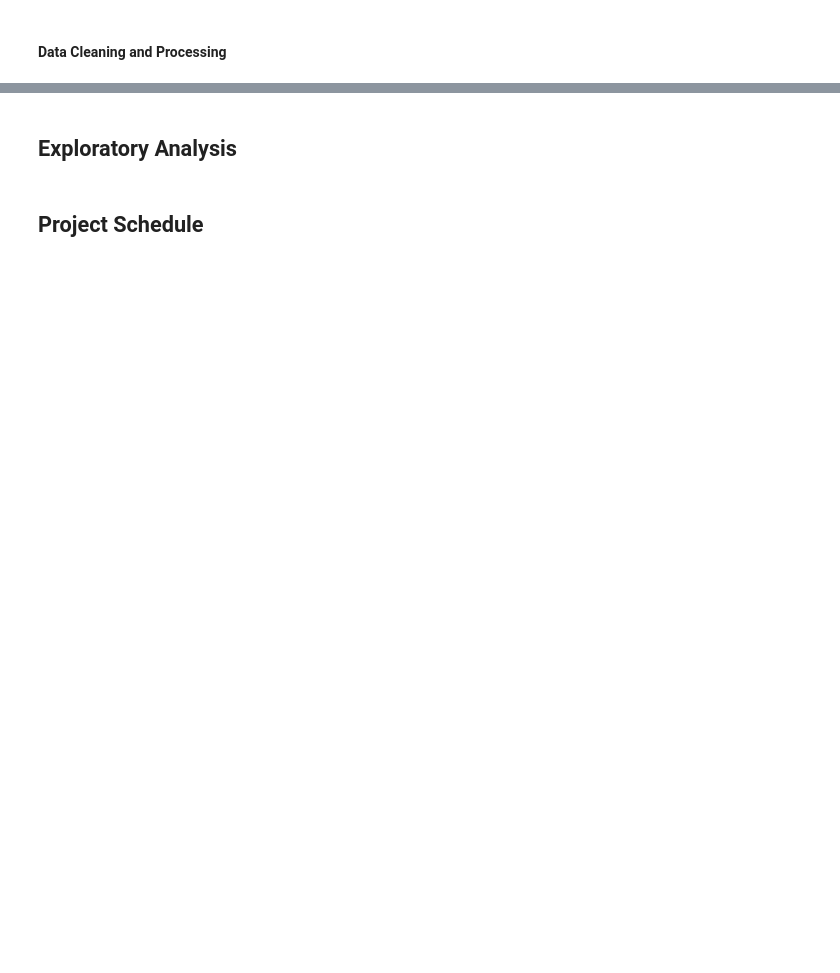
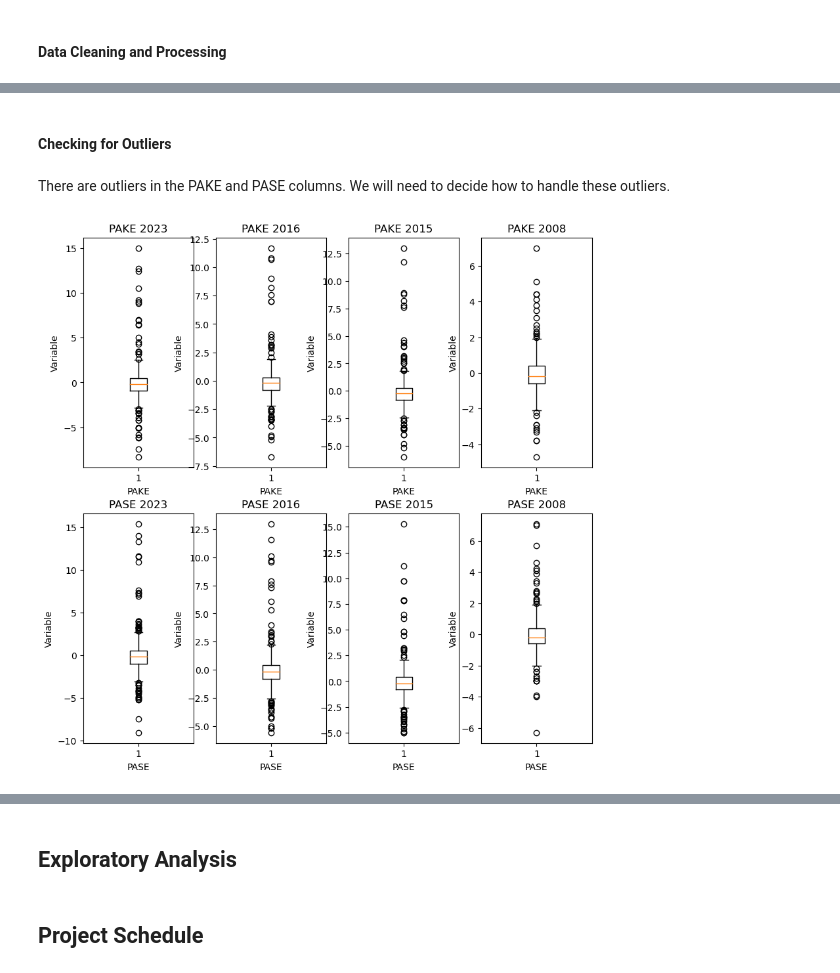
Before and after one commit to sydneysmith4/COMP-5360-Final-Project, a Jupyter notebook: Jupyter Notebooks/Final Project - First Milestone.ipynb, the cells around one changed output, grey strips where cells are left out. Cells and saved outputs as stored; diff of their text form; code cells hidden in the pictures; blank space fills up the shorter version.

```diff
--- a/Jupyter Notebooks/Final Project - First Milestone.ipynb
+++ b/Jupyter Notebooks/Final Project - First Milestone.ipynb
@@ -263,0 +266,4 @@ player_stats24.describe()
+# %%
+#Reading in 2023 tournament stats
+tourney_stats_2023 = pd.read_csv("tourney_stats_2023.csv")
+tourney_stats_2023.head()
@@ -263,0 +277,4 @@ player_stats24.describe()
+# %%
+#Reading in 2016 tournament stats
+tourney_stats_2016 = pd.read_csv("tourney_stats_2016.csv")
+tourney_stats_2016.head()
@@ -263,0 +288,4 @@ player_stats24.describe()
+# %%
+#Reading in 2015 tournament stats
+tourney_stats_2015 = pd.read_csv("tourney_stats_2015.csv")
+tourney_stats_2015.head()
@@ -263,0 +299,4 @@ player_stats24.describe()
+# %%
+#Reading in 2008 tournament stats
+tourney_stats_2008 = pd.read_csv("tourney_stats_2008.csv")
+tourney_stats_2008.head()
@@ -265,0 +410,57 @@ player_stats24.describe()
+# %% [markdown]
+####  Checking for Outliers
+# %% [markdown]
+There are outliers in the PAKE and PASE columns. We will need to decide how to handle these outliers.
+# %%
+plt.figure(figsize= (10, 10))
+plt.subplot(2, 4, 1)
+plt.boxplot(tourney_stats_2023['PAKE'])
+plt.ylabel('Variable')
+plt.xlabel('PAKE')
+plt.title('PAKE 2023')
+
+plt.subplot(2, 4, 5)
+plt.boxplot(tourney_stats_2023['PASE'])
+plt.ylabel('Variable')
+plt.xlabel('PASE')
+plt.title('PASE 2023')
+
+plt.subplot(2, 4, 2)
+plt.boxplot(tourney_stats_2016['PAKE'])
+plt.ylabel('Variable')
+plt.xlabel('PAKE')
+plt.title('PAKE 2016')
+
+plt.subplot(2, 4, 6)
+plt.boxplot(tourney_stats_2016['PASE'])
+plt.ylabel('Variable')
+plt.xlabel('PASE')
+plt.title('PASE 2016')
+
+plt.subplot(2, 4, 3)
+plt.boxplot(tourney_stats_2015['PAKE'])
+plt.ylabel('Variable')
+plt.xlabel('PAKE')
+plt.title('PAKE 2015')
+
+plt.subplot(2, 4, 7)
+plt.boxplot(tourney_stats_2015['PASE'])
+plt.ylabel('Variable')
+plt.xlabel('PASE')
+plt.title('PASE 2015')
+
+plt.subplot(2, 4, 4)
+plt.boxplot(tourney_stats_2008['PAKE'])
+plt.ylabel('Variable')
+plt.xlabel('PAKE')
+plt.title('PAKE 2008')
+
+plt.subplot(2, 4, 8)
+plt.boxplot(tourney_stats_2008['PASE'])
+plt.ylabel('Variable')
+plt.xlabel('PASE')
+plt.title('PASE 2008')
+
+plt.show()
+# %% [output]
+[figure, added]
```
Also changed, not shown: parts of 20 cells of this notebook.
